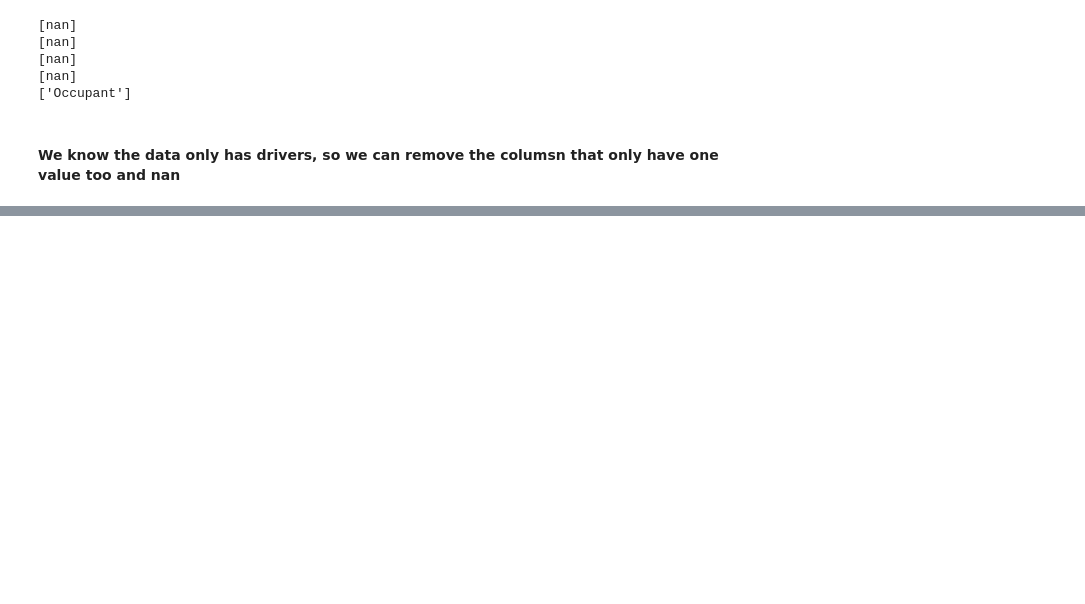
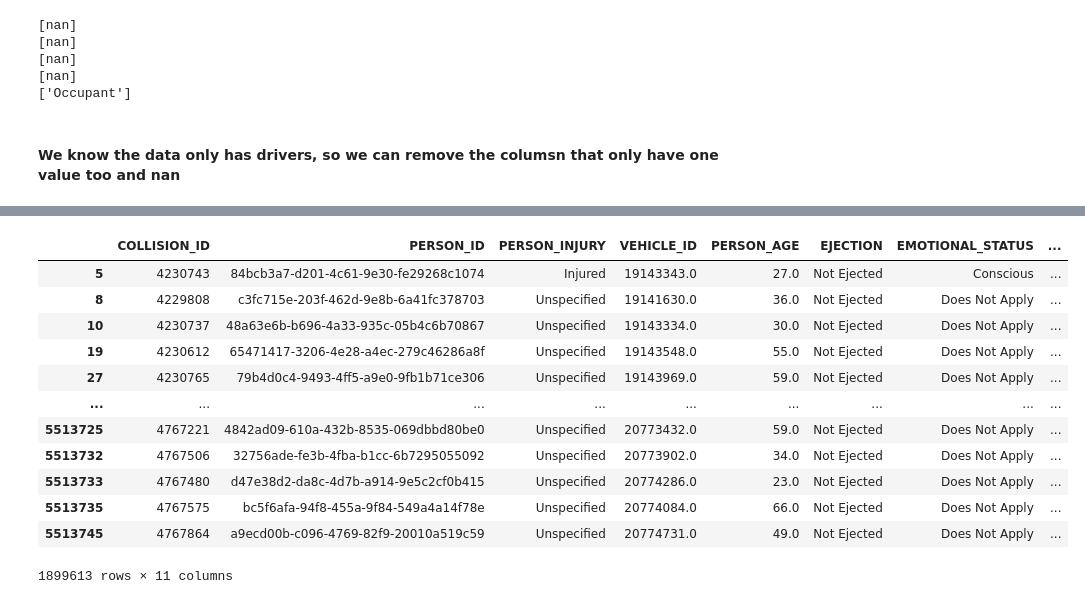
Before and after one commit to JohannRuiz1/CS5644-ML, a Jupyter notebook: persons.ipynb, the cells around one changed output, grey strips where cells are left out. Drawn from its saved outputs; the diff is of its cells as text; code cells hidden in the pictures; blank space fills up the shorter version.

```diff
--- a/persons.ipynb
+++ b/persons.ipynb
@@ -260,3 +276,21 @@ Index(['COLLISION_ID', 'PERSON_INJURY', 'VEHICLE_ID', 'PERSON_AGE', 'EJECTION',
+# %%
+drivers = drivers.drop(['month_sin', 'month_cos', 'day_sin', 'day_cos', 'hour_sin', 'hour_cos'], axis=1)
+# %%
+drivers
+# %% [output]
+|  | COLLISION_ID | PERSON_ID | PERSON_INJURY | VEHICLE_ID | PERSON_AGE | EJECTION | EMOTIONAL_STATUS | ... |
+| 5 | 4230743 | 84bcb3a7-d201-4c61-9e30-fe29268c1074 | Injured | 19143343.0 | 27.0 | Not Ejected | Conscious | ... |
+| 8 | 4229808 | c3fc715e-203f-462d-9e8b-6a41fc378703 | Unspecified | 19141630.0 | 36.0 | Not Ejected | Does Not Apply | ... |
+| 10 | 4230737 | 48a63e6b-b696-4a33-935c-05b4c6b70867 | Unspecified | 19143334.0 | 30.0 | Not Ejected | Does Not Apply | ... |
+| 19 | 4230612 | 65471417-3206-4e28-a4ec-279c46286a8f | Unspecified | 19143548.0 | 55.0 | Not Ejected | Does Not Apply | ... |
+| 27 | 4230765 | 79b4d0c4-9493-4ff5-a9e0-9fb1b71ce306 | Unspecified | 19143969.0 | 59.0 | Not Ejected | Does Not Apply | ... |
+| ... | ... | ... | ... | ... | ... | ... | ... | ... |
+| 5513725 | 4767221 | 4842ad09-610a-432b-8535-069dbbd80be0 | Unspecified | 20773432.0 | 59.0 | Not Ejected | Does Not Apply | ... |
+| 5513732 | 4767506 | 32756ade-fe3b-4fba-b1cc-6b7295055092 | Unspecified | 20773902.0 | 34.0 | Not Ejected | Does Not Apply | ... |
+| 5513733 | 4767480 | d47e38d2-da8c-4d7b-a914-9e5c2cf0b415 | Unspecified | 20774286.0 | 23.0 | Not Ejected | Does Not Apply | ... |
+| 5513735 | 4767575 | bc5f6afa-94f8-455a-9f84-549a4a14f78e | Unspecified | 20774084.0 | 66.0 | Not Ejected | Does Not Apply | ... |
+| 5513745 | 4767864 | a9ecd00b-c096-4769-82f9-20010a519c59 | Unspecified | 20774731.0 | 49.0 | Not Ejected | Does Not Apply | ... |
+1899613 rows × 11 columns
 # %%
 ct = make_column_transformer(
 (preprocessing.OneHotEncoder(sparse_output=False),
```
Also changed, not shown: parts of 12 cells of this notebook, 1 other file.
